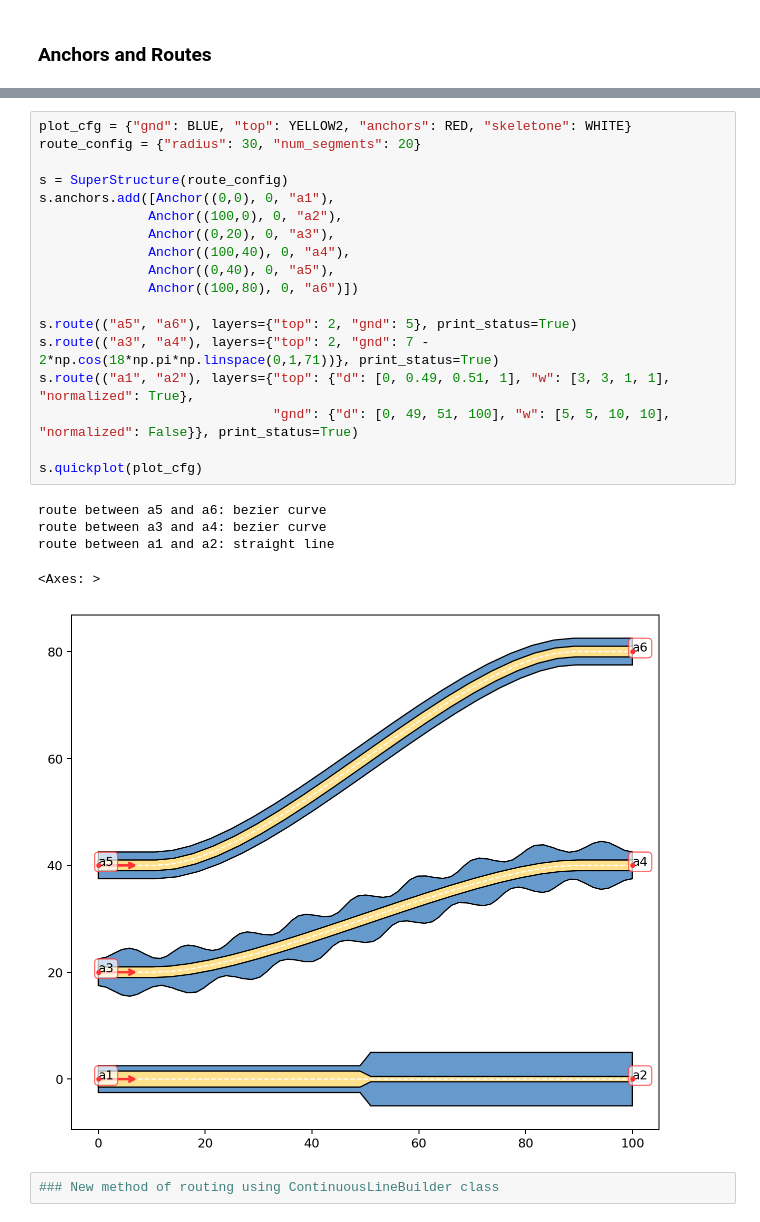
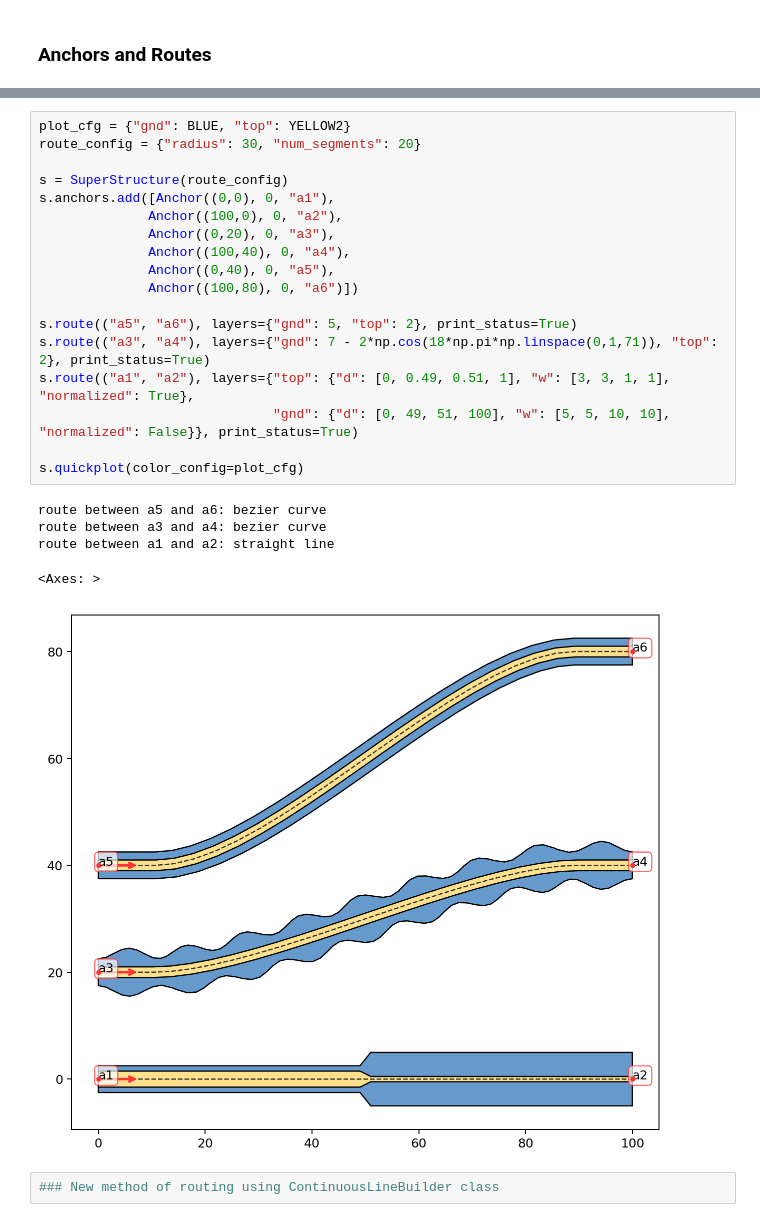
Before and after one commit to eeroqlab/zeroheliumkit, a Jupyter notebook: docs/source/notebooks/basics.ipynb, the cells around one changed output, grey strips where cells are left out. Drawn from its saved outputs; the diff is of its cells as text.

```diff
--- a/docs/source/notebooks/basics.ipynb
+++ b/docs/source/notebooks/basics.ipynb
@@ -62,27 +62,27 @@ route between 1out and a7: bezier curve
 # %%
-plot_cfg = {"gnd": BLUE, "top": YELLOW2, "anchors": RED, "skeletone": WHITE}
+plot_cfg = {"gnd": BLUE, "top": YELLOW2}
 route_config = {"radius": 30, "num_segments": 20}
 
 s = SuperStructure(route_config)
 s.anchors.add([Anchor((0,0), 0, "a1"),
               Anchor((100,0), 0, "a2"),
               Anchor((0,20), 0, "a3"),
               Anchor((100,40), 0, "a4"),
               Anchor((0,40), 0, "a5"),
               Anchor((100,80), 0, "a6")])
 
-s.route(("a5", "a6"), layers={"top": 2, "gnd": 5}, print_status=True)
-s.route(("a3", "a4"), layers={"top": 2, "gnd": 7 - 2*np.cos(18*np.pi*np.linspace(0,1,71))}, print_status=True)
+s.route(("a5", "a6"), layers={"gnd": 5, "top": 2}, print_status=True)
+s.route(("a3", "a4"), layers={"gnd": 7 - 2*np.cos(18*np.pi*np.linspace(0,1,71)), "top": 2}, print_status=True)
 s.route(("a1", "a2"), layers={"top": {"d": [0, 0.49, 0.51, 1], "w": [3, 3, 1, 1], "normalized": True},
                               "gnd": {"d": [0, 49, 51, 100], "w": [5, 5, 10, 10], "normalized": False}}, print_status=True)
 
-s.quickplot(plot_cfg)
+s.quickplot(color_config=plot_cfg)
 # %% [output]
 route between a5 and a6: bezier curve
 route between a3 and a4: bezier curve
 route between a1 and a2: straight line
 <Axes: >
-[figure, old version]
+[figure, new version]
 # %%
 ### New method of routing using ContinuousLineBuilder class
 # %%
```
Also changed, not shown: parts of 3 cells of this notebook, 12 other files.
